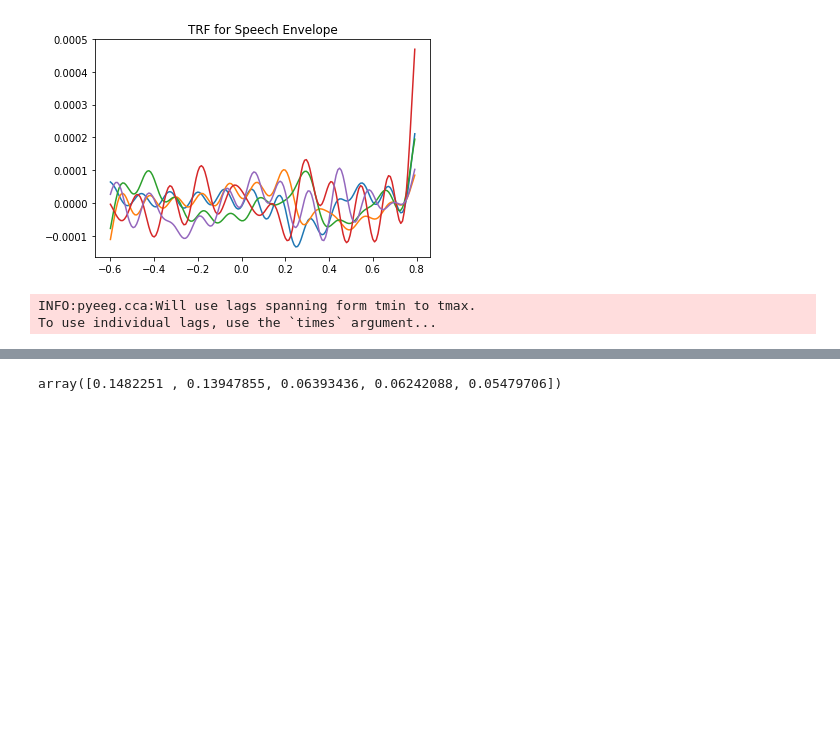
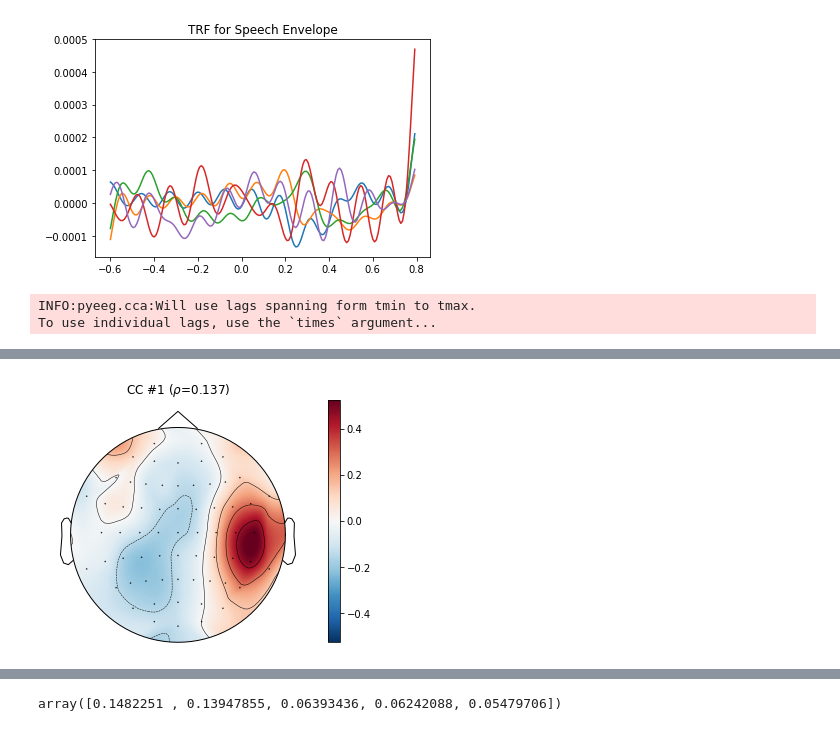
Before and after one commit to Hugo-W/pyEEG, a Jupyter notebook: docs/source/examples/CCA_envelope_p4.ipynb, the cells around one changed output, grey strips where cells are left out. Drawn from its saved outputs; the diff is of its cells as text; code cells hidden in the pictures; blank space fills up the shorter version.

```diff
--- a/docs/source/examples/CCA_envelope_p4.ipynb
+++ b/docs/source/examples/CCA_envelope_p4.ipynb
@@ -171,0 +176,4 @@ To use individual lags, use the `times` argument...
+# %%
+cca_s.plot_corr(info, comp=0)
+# %% [output]
+[figure, added]
```
Also changed, not shown: parts of 6 cells of this notebook, 1 other file.
